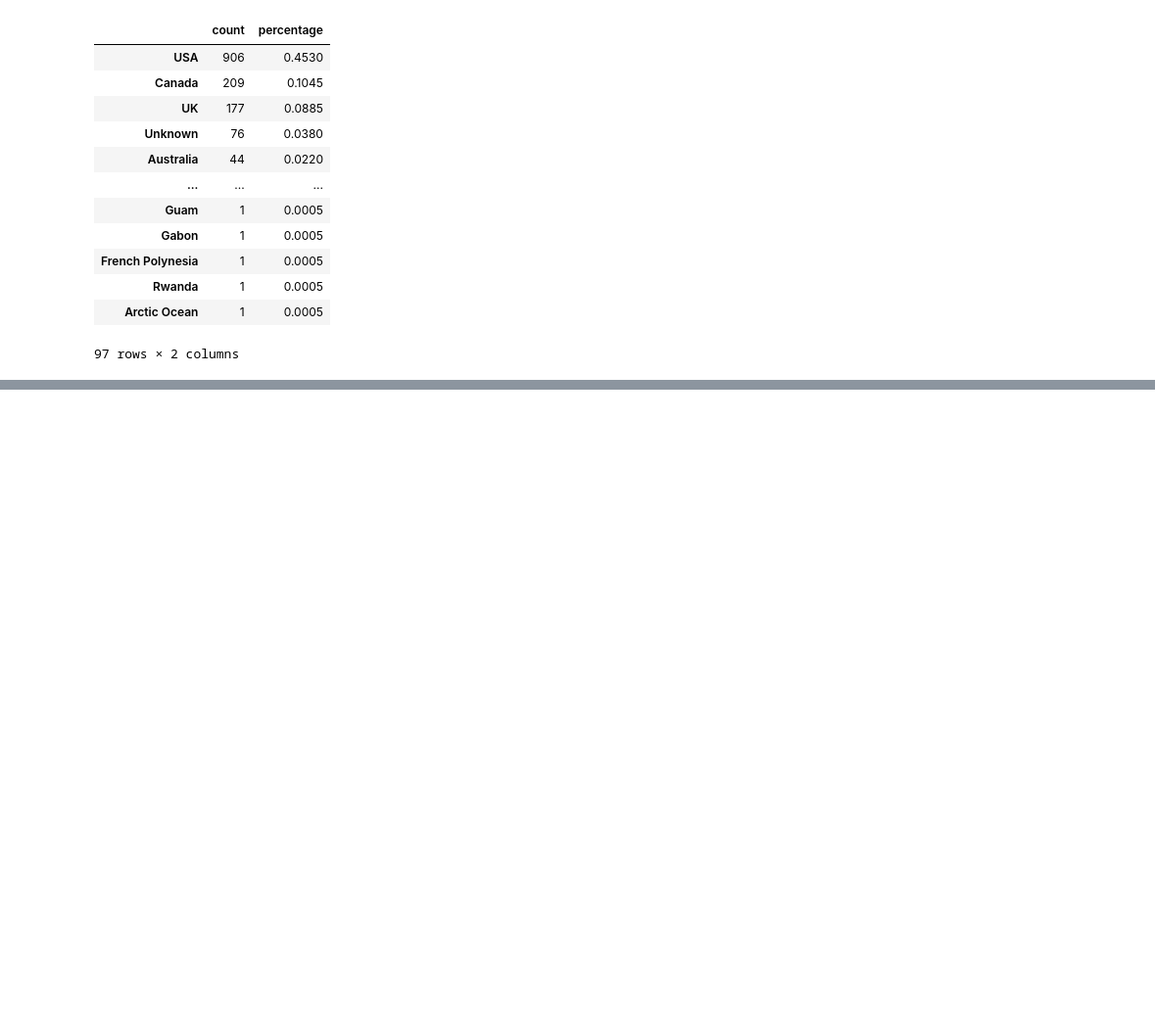
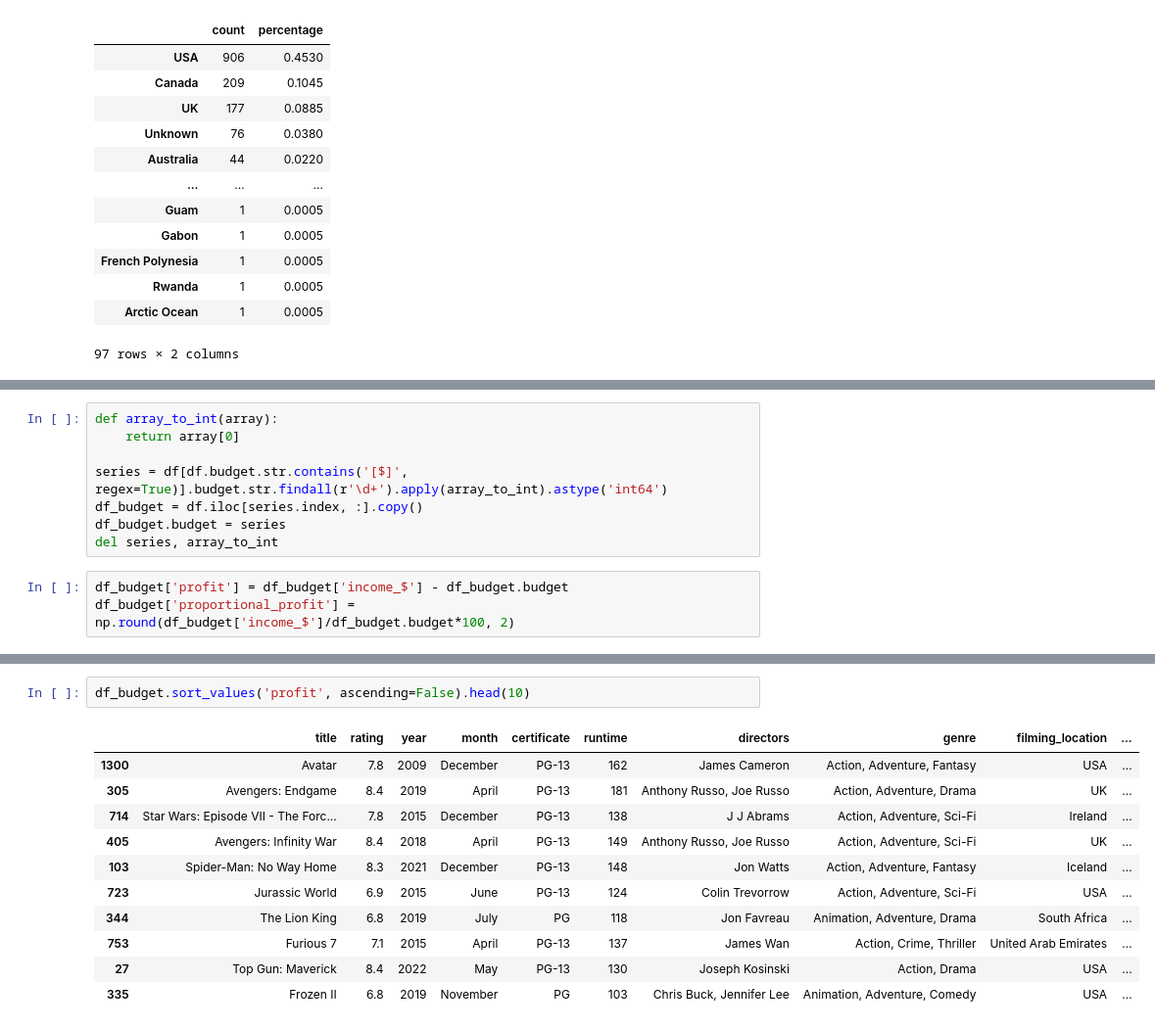
Before and after one commit to MatBrands/ADA-Exploratory_Data_Analysis, a Jupyter notebook: notebooks/edas/matheus.ipynb, the cells around one changed output, grey strips where cells are left out. Shown at 98% size. Drawn from its saved outputs; the diff is of its cells as text; blank space fills up the shorter version.

```diff
--- a/notebooks/edas/matheus.ipynb
+++ b/notebooks/edas/matheus.ipynb
@@ -154,0 +189,11 @@ pd.DataFrame(zip(
+# %%
+def array_to_int(array):
+    return array[0]
+
+series = df[df.budget.str.contains('[$]', regex=True)].budget.str.findall(r'\d+').apply(array_to_int).astype('int64')
+df_budget = df.iloc[series.index, :].copy()
+df_budget.budget = series
+del series, array_to_int
+# %%
+df_budget['profit'] = df_budget['income_$'] - df_budget.budget
+df_budget['proportional_profit'] = np.round(df_budget['income_$']/df_budget.budget*100, 2)
@@ -154,0 +212,14 @@ pd.DataFrame(zip(
+# %%
+df_budget.sort_values('profit', ascending=False).head(10)
+# %% [output]
+|  | title | rating | year | month | certificate | runtime | directors | genre | filming_location | ... |
+| 1300 | Avatar | 7.8 | 2009 | December | PG-13 | 162 | James Cameron | Action, Adventure, Fantasy | USA | ... |
+| 305 | Avengers: Endgame | 8.4 | 2019 | April | PG-13 | 181 | Anthony Russo, Joe Russo | Action, Adventure, Drama | UK | ... |
+| 714 | Star Wars: Episode VII - The Forc... | 7.8 | 2015 | December | PG-13 | 138 | J J Abrams | Action, Adventure, Sci-Fi | Ireland | ... |
+| 405 | Avengers: Infinity War | 8.4 | 2018 | April | PG-13 | 149 | Anthony Russo, Joe Russo | Action, Adventure, Sci-Fi | UK | ... |
+| 103 | Spider-Man: No Way Home | 8.3 | 2021 | December | PG-13 | 148 | Jon Watts | Action, Adventure, Fantasy | Iceland | ... |
+| 723 | Jurassic World | 6.9 | 2015 | June | PG-13 | 124 | Colin Trevorrow | Action, Adventure, Sci-Fi | USA | ... |
+| 344 | The Lion King | 6.8 | 2019 | July | PG | 118 | Jon Favreau | Animation, Adventure, Drama | South Africa | ... |
+| 753 | Furious 7 | 7.1 | 2015 | April | PG-13 | 137 | James Wan | Action, Crime, Thriller | United Arab Emirates | ... |
+| 27 | Top Gun: Maverick | 8.4 | 2022 | May | PG-13 | 130 | Joseph Kosinski | Action, Drama | USA | ... |
+| 335 | Frozen II | 6.8 | 2019 | November | PG | 103 | Chris Buck, Jennifer Lee | Animation, Adventure, Comedy | USA | ... |
```
Also changed, not shown: parts of 11 cells of this notebook.
